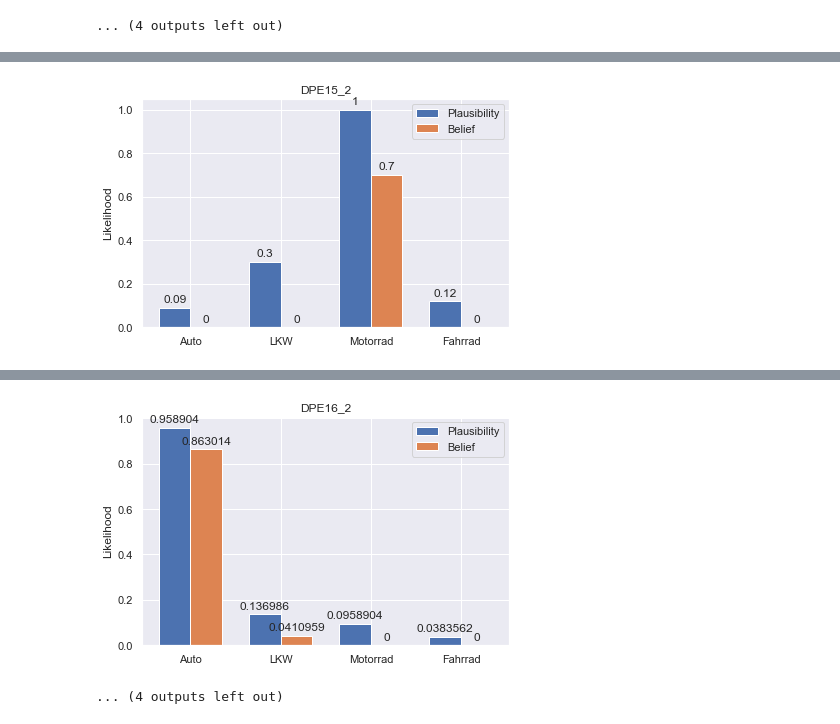
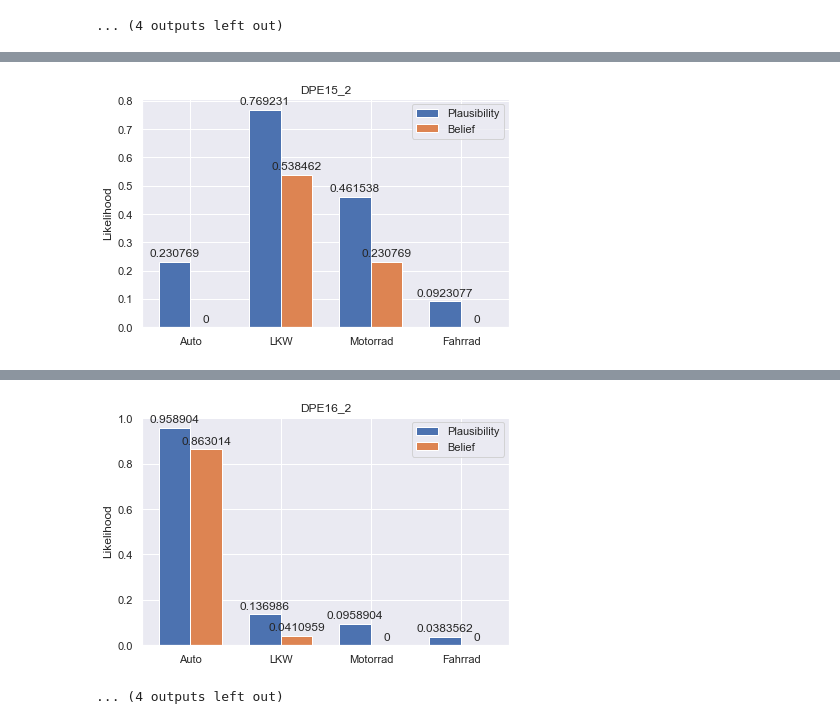
Before and after one commit to JanTSV/Evidenztheorie, a Jupyter notebook: main.ipynb, the cells around one changed output, grey strips where cells are left out. Saved outputs shown, nothing was run; the diff lists cells and outputs as text; code cells hidden in the pictures.

Commit message:
tried to adjust evidence values

```diff
--- a/main.ipynb
+++ b/main.ipynb
@@ -280,85 +280,99 @@ Height : Width ratio 0.8757060518731988
 [figure]
 ... (4 outputs left out)
 # %%
-def get_max_range_by_citerium(arr: list, criterium):
+def get_max_range_by_criterion(arr: list, criterion):
+    """"""
     s = 0
-    ret = 0
+    return_value = 0
     c = False
     for v in arr:
-        if criterium(v):
+        if criterion(v):
             s += 1
             c = True
-        if (not criterium(v)) and c:
-            if s > ret:
-                ret = s
+        if (not criterion(v)) and c:
+            if s > return_value:
+                return_value = s
             c = False
-    if s > ret:
-                ret = s
-    return ret
+    if s > return_value:
+                return_value = s
+    return return_value
 
 
 def get_acceleration_limit(data_dict: dict, limit: float):
+    """determines upper and lower limit of acceleration values, to
+        check whether a vehicle has a high acceleration"""
     all_accelerations = []
     for _, df in data_dict.items():
         df_a = df["a(km/h^2)"]
-        lower = 0
-        upper = len(df_a)
+        lower_limit = 0
+        upper_limit = len(df_a)
+        # check if distance between vehicles decreases and adjust limit
         if df["Abstand(m)"].iloc[0] < df["Abstand(m)"].iloc[1]:
-            upper -= 10
+            upper_limit -= 10
         else:
-            lower = 10
-        for acc in df_a.iloc[lower:upper]:
+            lower_limit = 10
+        for acc in df_a.iloc[lower_limit:upper_limit]:
             if acc > 85:
                 print(_)
+            # append absolute value of acceleration to acceleration list
             all_accelerations.append(abs(acc))
+    # return the requested percentile
     return np.percentile(sorted(all_accelerations), [limit*100])[0]
 
 ACCELERATION_LIMIT_UPPER = get_acceleration_limit(data_dict, limit=0.9)
 ACCELERATION_LIMIT_LOWER =  get_acceleration_limit(data_dict, limit=0.1)
 
-def choose(df, title):
-    # Auswertung
+def estimate_vehicle_type(df, title):
+    """ estimate type of vehicle, based on bounding box, speed and acceleration"""
     handler = DempsterHandler(["Auto", "LKW", "Motorrad", "Fahrrad"])
 
-    # Geschwindigkeit
-    range_bigger_50 = get_max_range_by_citerium(df["v(km/h) polyfit"], lambda x : x >= 50)
-    if range_bigger_50 >= 10:
-        print("V")
+    # check type of vehicle on basis of its velocity
+    range_speed_greater_50 = get_max_range_by_criterion(df["v(km/h) polyfit"], lambda x : x >= 50)
+    # at a speed greater than 50 it is unlikely to deal with a bicycle
+    if range_speed_greater_50 >= 10:
+        print("Velocity is greater 50 km/h")
         handler.add_measure([
             Measure(["Auto", "LKW", "Motorrad"], 0.6)
         ])
     else:
-        print("NOT V")
+        print("Velocity is lower 50 km/h")
         handler.add_measure([
             Measure(["Fahrrad"], 0.4)
         ])
 
-    # Beschleunigung
-    if get_max_range_by_citerium(df["a(km/h^2)"],
+    # check type of vehicle on basis of its acceleration
+    # a high acceleration could indicate a motorcycle
+    if get_max_range_by_criterion(df["a(km/h^2)"],
                                  lambda x : abs(x) >= ACCELERATION_LIMIT_UPPER) >= 5:
-        print("A")
+        print("High acceleration")
         handler.add_measure([
-            Measure(["Motorrad"], 0.7)
+            Measure(["Motorrad"], 0.5)
         ])
-    elif get_max_range_by_citerium(df["a(km/h^2)"],
+    elif get_max_range_by_criterion(df["a(km/h^2)"],
                                    lambda x : abs(x) <= ACCELERATION_LIMIT_LOWER) >= 5:
         print("NOT A")
         handler.add_measure([
             Measure(["LKW"], 0.3)
         ])
 
-    # Größe : Breite
+    # Höhe : Breite
     height_mean, width_mean = np.mean(df["height"]), np.mean(df["width"])
-    height_mean_ratio = height_mean / width_mean
-    if height_mean_ratio >= 1.1:
-        print("R")
+    height_width_ratio = height_mean / width_mean
+    print("height / width: ", height_width_ratio)
+    if height_width_ratio >= 1.4:
+        print("High and narrow")
         handler.add_measure([
-            Measure(["Motorrad", "LKW", "Fahrrad"], 0.7)
+            Measure(["Motorrad", "Fahrrad"], 0.8)
         ])
-    elif height_mean_ratio < 1:
-        print("NOT R")
+    elif height_width_ratio < 1:
+        print("flat and wide")
         handler.add_measure([
             Measure(["Auto"], 0.9)
+        ])
+    elif 1.0 <= height_width_ratio and height_width_ratio < 1.4:
+        print("medium height and width")
+        handler.add_measure([
+            Measure(["LKW"], 0.7)
         ])
 
     # Akkumulieren und Plausibilitäten berechnen.
@@ -391,8 +405,9 @@ def choose(df, title):
     fig.tight_layout()
 
     plt.show()
+    print("\n\n")
 
 # WANTED
 for name, df in data_dict.items():
-    choose(df, name)
+    estimate_vehicle_type(df, name)
 # %% [output]
@@ -415 +433 @@ Fahrrad 0.12 0
-[figure, old version]
+[figure, new version]
```
Also changed, not shown: parts of 1 cell of this notebook.
